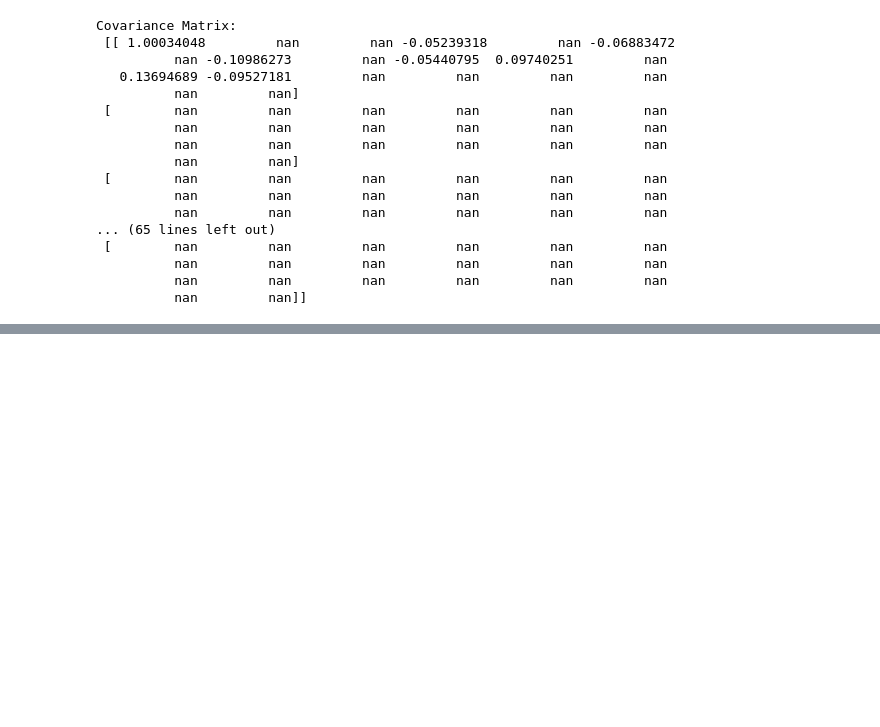
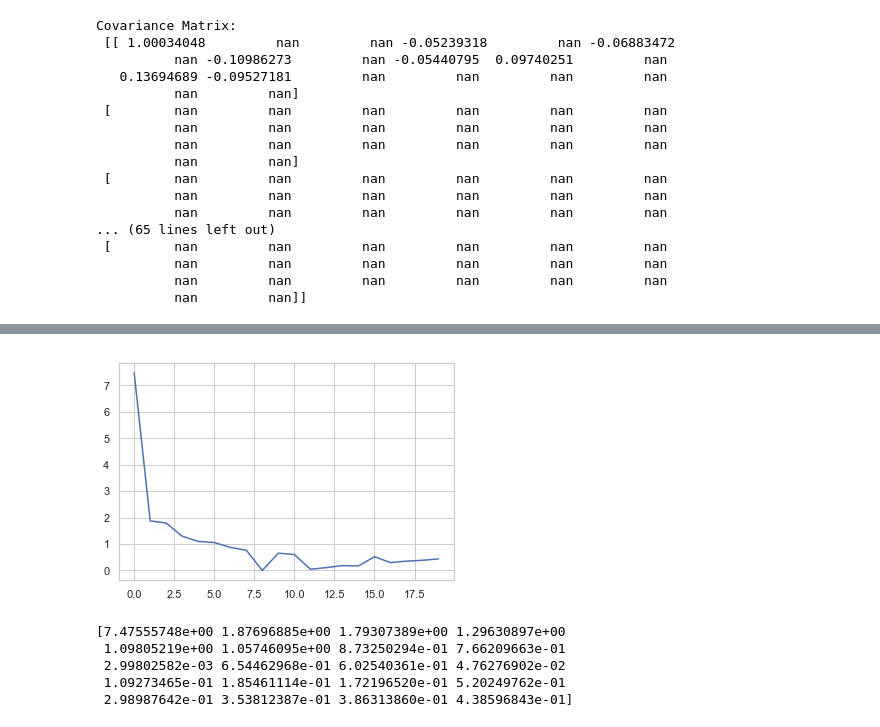
Before and after one commit to johnboy81918/thinkful, a Jupyter notebook: module 17/17 10.ipynb, the cells around one changed output, grey strips where cells are left out. Saved outputs shown, nothing was run; the diff lists cells and outputs as text; code cells hidden in the pictures; blank space fills up the shorter version.

```diff
--- a/module 17/17 10.ipynb
+++ b/module 17/17 10.ipynb
@@ -380,3 +380,6 @@ Covariance Matrix:
           nan         nan         nan         nan         nan         nan
           nan         nan         nan         nan         nan         nan
           nan         nan]]
+# %%
+le4 = le3.dropna()
+le4.isnull().sum()
@@ -382,0 +404,5 @@ Covariance Matrix:
+# %%
+X = StandardScaler().fit_transform(le4)
+Xt = X.T
+Cx = np.cov(Xt)
+print('Covariance Matrix:\n', Cx)
@@ -382,0 +427,16 @@ Covariance Matrix:
+# %%
+# Calculating eigenvalues and eigenvectors.
+eig_val_cov, eig_vec_cov = np.linalg.eig(Cx)
+
+# Inspecting the eigenvalues and eigenvectors.
+for i in range(len(eig_val_cov)):
+    eigvec_cov = eig_vec_cov[:, i].T
+    print('Eigenvector {}: \n{}'.format(i + 1, eigvec_cov))
+    print('Eigenvalue {}: {}'.format(i + 1, eig_val_cov[i]))
+    print(40 * '-')
+
+print(
+    'The percentage of total variance in the dataset explained by each',
+    'component calculated by hand.\n',
+    eig_val_cov / sum(eig_val_cov)
+)
@@ -382,0 +461,13 @@ Covariance Matrix:
+# %%
+# print scree plot
+plt.plot(eig_val_cov)
+plt.show()
+
+print(eig_val_cov)
+# %% [output]
+[figure, added]
+[7.47555748e+00 1.87696885e+00 1.79307389e+00 1.29630897e+00
+ 1.09805219e+00 1.05746095e+00 8.73250294e-01 7.66209663e-01
+ 2.99802582e-03 6.54462968e-01 6.02540361e-01 4.76276902e-02
+ 1.09273465e-01 1.85461114e-01 1.72196520e-01 5.20249762e-01
+ 2.98987642e-01 3.53812387e-01 3.86313860e-01 4.38596843e-01]
```
Also changed, not shown: parts of 10 cells of this notebook.
